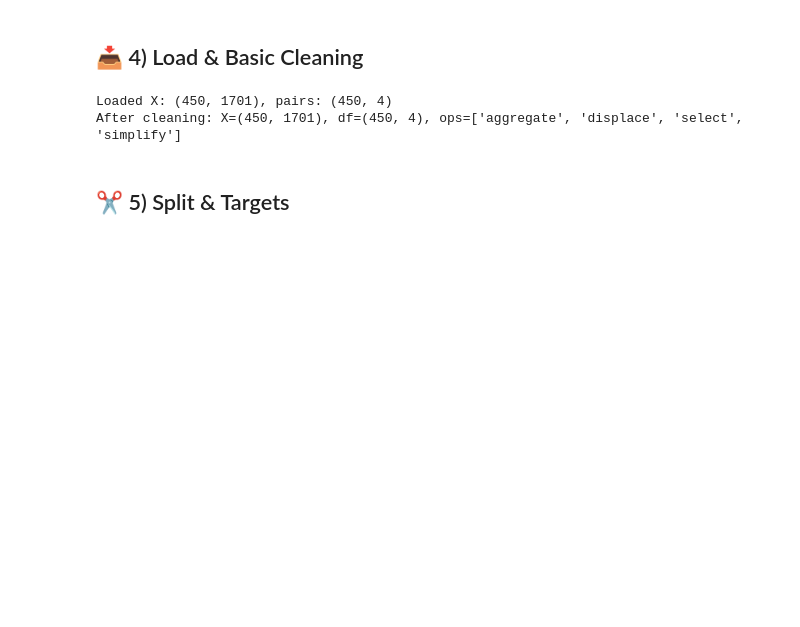
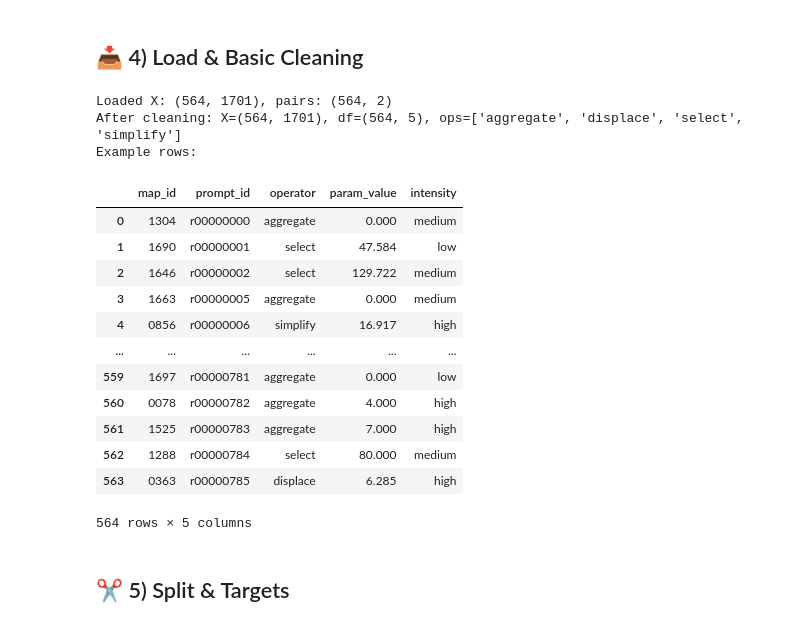
Before and after one commit to AmirDonyadide/nl2map-generalization, a Jupyter notebook: notebooks/MapVec_Pipeline.ipynb, the cells around one changed output. Saved outputs shown, nothing was run; the diff lists cells and outputs as text; code cells hidden in the pictures; blank space fills up the shorter version.

```diff
--- a/notebooks/MapVec_Pipeline.ipynb
+++ b/notebooks/MapVec_Pipeline.ipynb
@@ -168,27 +348,86 @@ CMD: /opt/anaconda3/envs/thesis/bin/python -m src.mapvec.concat.concat_embedding
 # %% [markdown]
 ## 📥 4) Load & Basic Cleaning ##
 # %%
-# === LOAD FUSED DATA ===
+# === LOAD FUSED DATA (operator + param_value only) ===
+import json
+import numpy as np
+import pandas as pd
+
 X = np.load(PATHS.TRAIN_OUT / "X_concat.npy")
 pairs_df = pd.read_parquet(PATHS.TRAIN_OUT / "train_pairs.parquet")
 print(f"Loaded X: {X.shape}, pairs: {pairs_df.shape}")
 
-OP_COL = "operator"
-PARAM_COLS = ["param"]
+# --- Rebuild labels from Excel and merge (since train_pairs.parquet has only ids) ---
+dfu = pd.read_excel(PATHS.USER_STUDY_XLSX, sheet_name=PATHS.RESPONSES_SHEET)
 
-df = pairs_df.copy()
+dfu[PATHS.COMPLETE_COL] = dfu[PATHS.COMPLETE_COL].astype(bool)
+dfu[PATHS.REMOVE_COL]   = dfu[PATHS.REMOVE_COL].astype(bool)
+
+mask_excel = pd.Series(True, index=dfu.index)
+if PATHS.ONLY_COMPLETE:
+    mask_excel &= (dfu[PATHS.COMPLETE_COL] == True)
+if PATHS.EXCLUDE_REMOVED:
+    mask_excel &= (dfu[PATHS.REMOVE_COL] == False)
+dfu = dfu[mask_excel].copy()
+
+# match prompt_embeddings.py: prompt_id uses original Excel row index
+dfu = dfu.reset_index(drop=False).rename(columns={"index": "_row"})
+prefix = PATHS.PROMPT_ID_PREFIX
+width  = PATHS.PROMPT_ID_WIDTH
+dfu["prompt_id"] = dfu["_row"].apply(lambda r: f"{prefix}{int(r):0{width}d}")
+
+# normalize tile_id -> map_id (4-digit folder ids like 0001, 0345)
+tile_raw = dfu[PATHS.TILE_ID_COL]
+tile_num = pd.to_numeric(tile_raw, errors="coerce")
+if tile_num.notna().all():
+    dfu["map_id"] = tile_num.astype(int).astype(str).str.zfill(4)
+else:
+    dfu["map_id"] = tile_raw.astype(str).str.strip().str.zfill(4)
+
+labels = dfu[[
+    "map_id",
+    "prompt_id",
+    PATHS.OPERATOR_COL,
+    PATHS.PARAM_VALUE_COL,
+    PATHS.INTENSITY_COL,   # <-- ADD THIS
+]].copy()
+
+
+df = pairs_df.merge(labels, on=["map_id", "prompt_id"], how="left")
+
+OP_COL = PATHS.OPERATOR_COL               # "operator"
+PARAM_COL = PATHS.PARAM_VALUE_COL         # "param_value"
+
+# clean target columns
 df[OP_COL] = df[OP_COL].astype(str).str.strip().str.lower()
+df[PARAM_COL] = pd.to_numeric(df[PARAM_COL], errors="coerce")
 
-mask = df[OP_COL].notna()
-for c in PARAM_COLS:
-    mask &= df[c].notna()
+# keep only rows that have both targets
+mask = df[OP_COL].notna() & df[PARAM_COL].notna()
 
 X  = X[mask.values].astype("float64", copy=False)
 df = df.loc[mask].reset_index(drop=True)
+
 print(f"After cleaning: X={X.shape}, df={df.shape}, ops={sorted(df[OP_COL].unique())}")
+print("Example rows:")
+display(df)
 # %% [output]
-Loaded X: (450, 1701), pairs: (450, 4)
-After cleaning: X=(450, 1701), df=(450, 4), ops=['aggregate', 'displace', 'select', 'simplify']
+Loaded X: (564, 1701), pairs: (564, 2)
+After cleaning: X=(564, 1701), df=(564, 5), ops=['aggregate', 'displace', 'select', 'simplify']
+Example rows:
+|  | map_id | prompt_id | operator | param_value | intensity |
+| 0 | 1304 | r00000000 | aggregate | 0.000 | medium |
+| 1 | 1690 | r00000001 | select | 47.584 | low |
+| 2 | 1646 | r00000002 | select | 129.722 | medium |
+| 3 | 1663 | r00000005 | aggregate | 0.000 | medium |
+| 4 | 0856 | r00000006 | simplify | 16.917 | high |
+| ... | ... | ... | ... | ... | ... |
+| 559 | 1697 | r00000781 | aggregate | 0.000 | low |
+| 560 | 0078 | r00000782 | aggregate | 4.000 | high |
+| 561 | 1525 | r00000783 | aggregate | 7.000 | high |
+| 562 | 1288 | r00000784 | select | 80.000 | medium |
+| 563 | 0363 | r00000785 | displace | 6.285 | high |
+564 rows × 5 columns
 # %% [markdown]
 ## ✂️ 5) Split & Targets ##
 # %%
```
Also changed, not shown: parts of 9 cells of this notebook, 4 other files.
